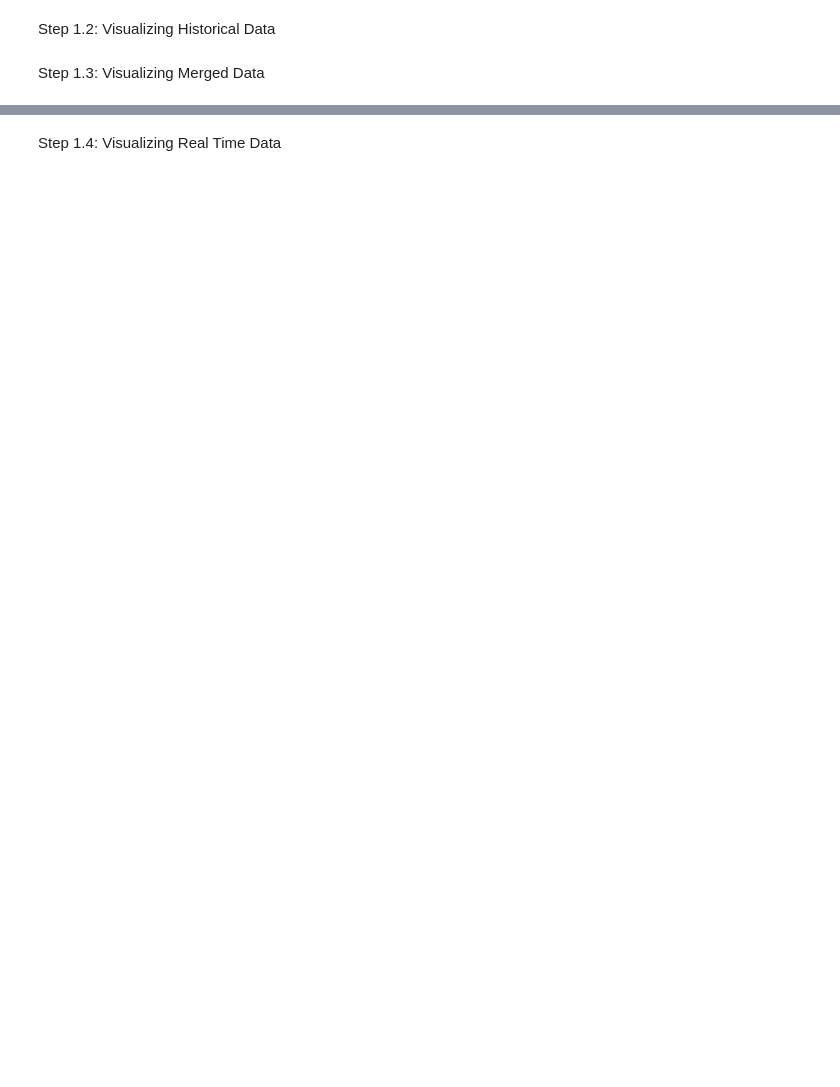
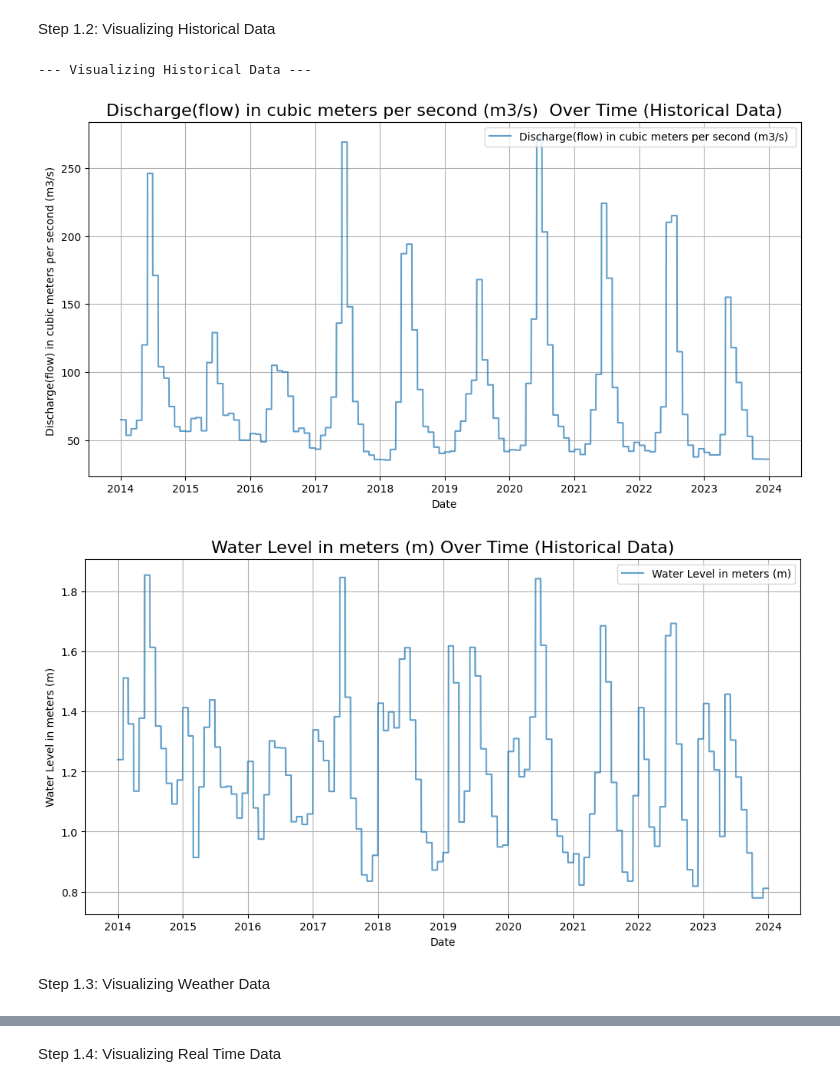
Before and after one commit to Urusha-Bajracharya3950/Engg680_Digital_Engineering_Project_Group_5, a Jupyter notebook: Model_Development/Group_Project.ipynb, the cells around one changed output, grey strips where cells are left out. Saved outputs shown, nothing was run; the diff lists cells and outputs as text; code cells hidden in the pictures; blank space fills up the shorter version.

```diff
--- a/Model_Development/Group_Project.ipynb
+++ b/Model_Development/Group_Project.ipynb
@@ -41,4 +102,27 @@ Step 1.1: Visualizing Water Quality Data
 # %% [markdown]
 Step 1.2: Visualizing Historical Data
+# %%
+print("--- Visualizing Historical Data ---")
+
+# Ensure 'Date' is in datetime format
+historical_data['Date'] = pd.to_datetime(historical_data['Date'], errors='coerce')
+
+# Select numeric features excluding 'Year', 'Day_of_Year', and 'Day'
+historical_features = historical_data.select_dtypes(include=['float64', 'int64']).columns.difference(['Year', 'Day_of_Year', 'Day'])
+
+# Line Plots
+for feature in historical_features:
+    plt.figure(figsize=(12, 6))
+    plt.plot(historical_data['Date'], historical_data[feature], label=feature, alpha=0.7)
+    plt.title(f'{feature} Over Time (Historical Data)', fontsize=16)
+    plt.xlabel('Date')
+    plt.ylabel(feature)
+    plt.legend()
+    plt.grid()
+    plt.show()
+# %% [output]
+--- Visualizing Historical Data ---
+[figure, added]
+[figure, added]
 # %% [markdown]
-Step 1.3: Visualizing Merged Data
+Step 1.3: Visualizing Weather Data
```
Also changed, not shown: parts of 6 cells of this notebook.
